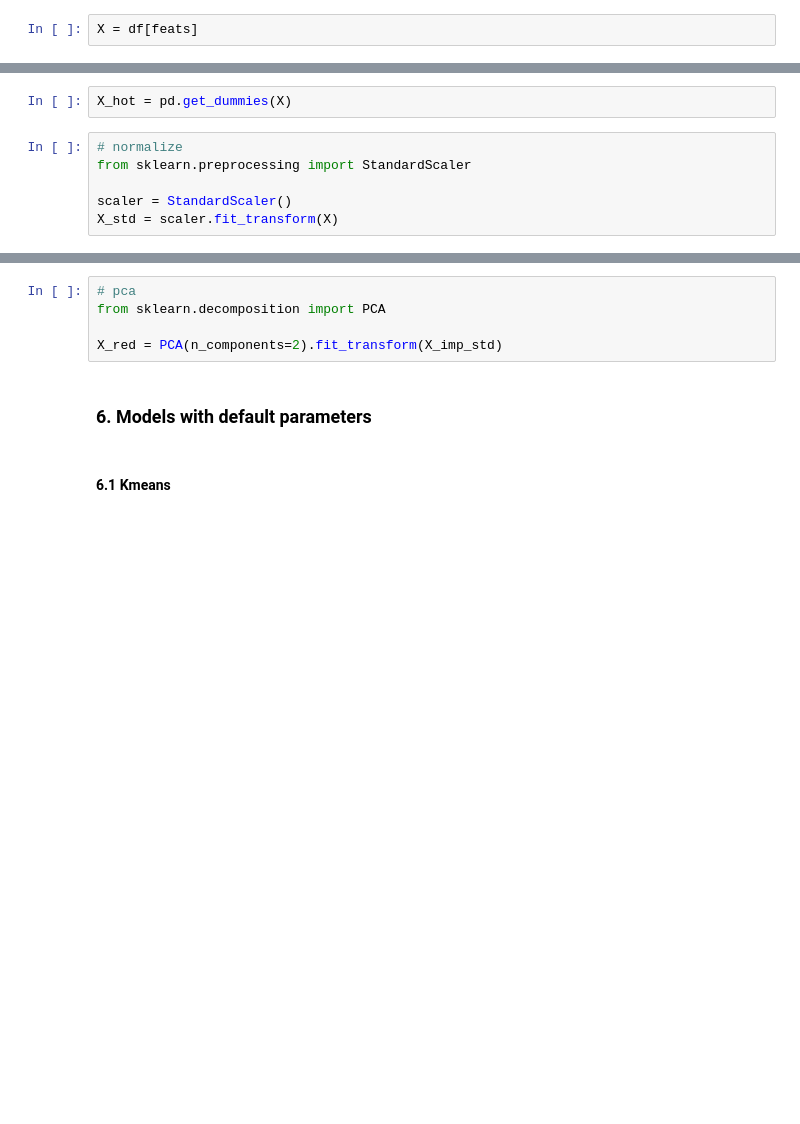
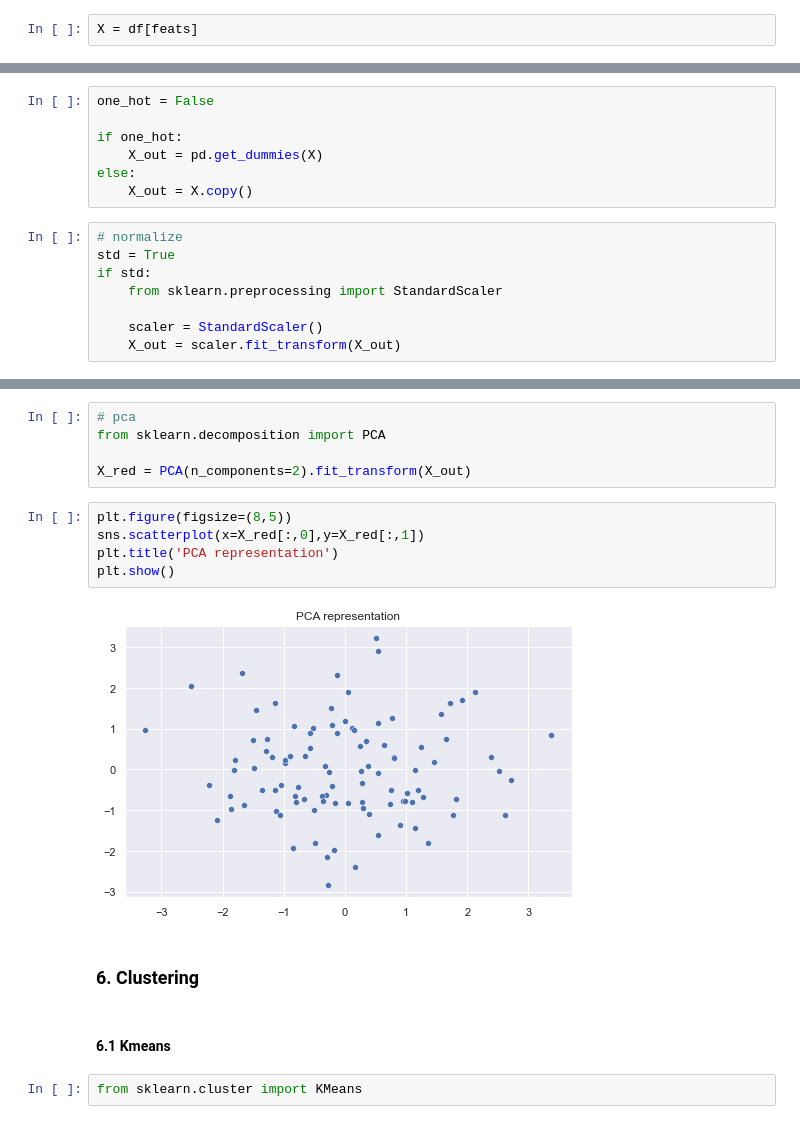
Before and after one commit to othmane-e/data-science-templates, a Jupyter notebook: clustering-template.ipynb, the cells around one changed output, grey strips where cells are left out. Cells and saved outputs as stored; diff of their text form; blank space fills up the shorter version.

Commit message:
add env script and clean clustering

```diff
--- a/clustering-template.ipynb
+++ b/clustering-template.ipynb
@@ -33,8 +39,15 @@ X = df[feats]
 # %%
-X_hot = pd.get_dummies(X)
+one_hot = False
+
+if one_hot:
+    X_out = pd.get_dummies(X)
+else:
+    X_out = X.copy()
 # %%
 # normalize
-from sklearn.preprocessing import StandardScaler
+std = True
+if std:
+    from sklearn.preprocessing import StandardScaler
 
-scaler = StandardScaler()
-X_std = scaler.fit_transform(X)
+    scaler = StandardScaler()
+    X_out = scaler.fit_transform(X_out)
@@ -42,8 +65,17 @@ X_std = scaler.fit_transform(X)
 # pca
 from sklearn.decomposition import PCA
 
-X_red = PCA(n_components=2).fit_transform(X_imp_std)
+X_red = PCA(n_components=2).fit_transform(X_out)
+# %%
+plt.figure(figsize=(8,5))
+sns.scatterplot(x=X_red[:,0],y=X_red[:,1])
+plt.title('PCA representation')
+plt.show()
+# %% [output]
+[figure, added]
 # %% [markdown]
-### 6. Models with default parameters
+### 6. Clustering
 # %% [markdown]
 #### 6.1 Kmeans
+# %%
+from sklearn.cluster import KMeans
```
Also changed, not shown: parts of 14 cells of this notebook, 3 other files.
